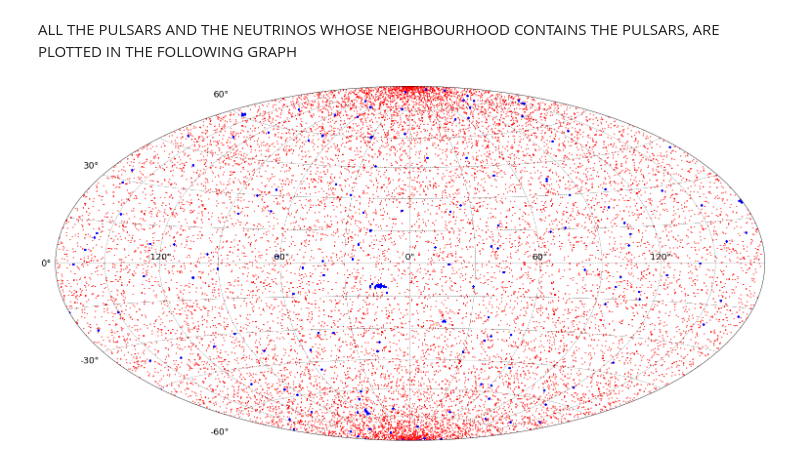
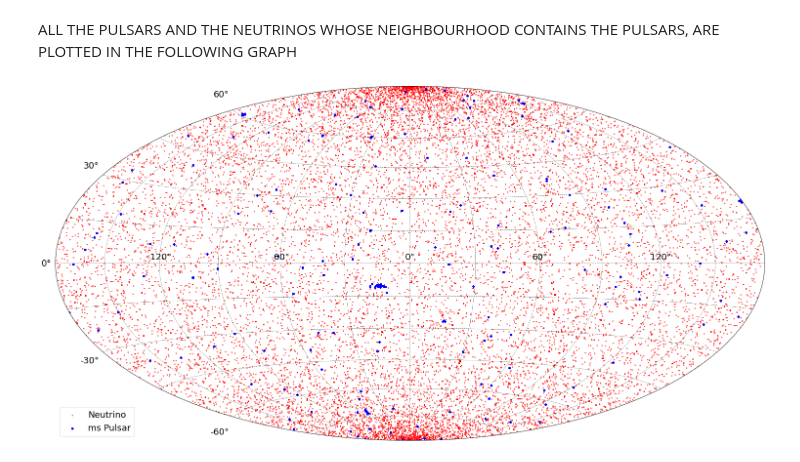
Before and after one commit to DarkWake9/Project-IceCube-Legacy, a Jupyter notebook: task2/2c1.ipynb, the cells around one changed output. Cells and saved outputs as stored; diff of their text form; code cells hidden in the pictures.

```diff
--- a/task2/2c1.ipynb
+++ b/task2/2c1.ipynb
@@ -169,6 +171,7 @@ a2 = a2[a2['index'] <= 1134207]
 # %%
-c = ['index','MJD[days]','log10(E/GeV)','AngErr[deg]', 'nuRA[deg]', 'nuDec[deg]', 'psrmatch', 'psrRA[deg]','psrDec[deg]','p0','abs(hvsang)_[deg]']
+c = ['nu_index','MJD[days]','log10(E/GeV)','AngErr[deg]', 'nuRA[deg]', 'nuDec[deg]', 'psrmatch', 'psrRA[deg]','psrDec[deg]','p0','abs(hvsang)_[deg]']
 a2.columns = c
+a2 = a2.reset_index()
 a2.to_csv("neutrino-pulsar-matches.csv")
 a2
 # %% [output]
@@ -194,15 +197,16 @@ ALL THE PULSARS AND THE NEUTRINOS WHOSE NEIGHBOURHOOD CONTAINS THE PULSARS, ARE
 # %%
 fig = plt.figure(figsize=(26,16))
 plt.rcParams.update({'font.size': 18})
 ax2 = plt.subplot(111,projection='hammer')
-ax2.scatter(a2['nuRA[deg]'], a2['nuDec[deg]'],marker='.',color='r', s = 12,alpha=0.6)
-ax2.scatter(psra, psdec,marker='P',color='b', s = 17)
+ax2.scatter(a2['nuRA[deg]'], a2['nuDec[deg]'],marker='.',color='r', s = 12,alpha=0.6, label='Neutrino')
+ax2.scatter(psra, psdec,marker='P',color='b', s = 17, label='ms Pulsar')
 ax2.xaxis.set_major_locator(plt.FixedLocator(np.pi / 3 * np.linspace(-2, 2, 5)))
 ax2.xaxis.set_minor_locator(plt.FixedLocator(np.pi / 6 * np.linspace(-5, 5, 11)))
 ax2.yaxis.set_major_locator(plt.FixedLocator(np.pi / 6 * np.linspace(-2, 2, 5)))
 ax2.yaxis.set_minor_locator(plt.FixedLocator(np.pi / 12 * np.linspace(-5, 5, 11)))
 ax2.grid(True, which='both', color='black', lw=0.4, ls = '-.')
+plt.legend()
 #plt.show()
-plt.savefig("output2c.png")
+plt.savefig("output2c.png", facecolor='w')
 # %% [output]
-[figure, old version]
+[figure, new version]
```
Also changed, not shown: parts of 2 cells of this notebook, 2 other files.
